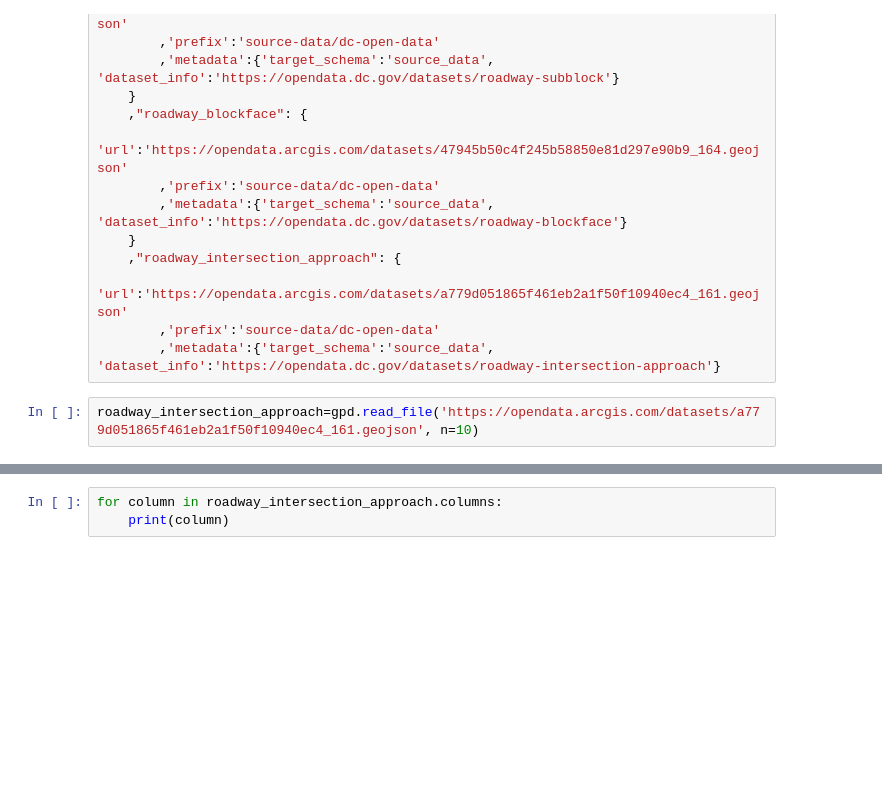
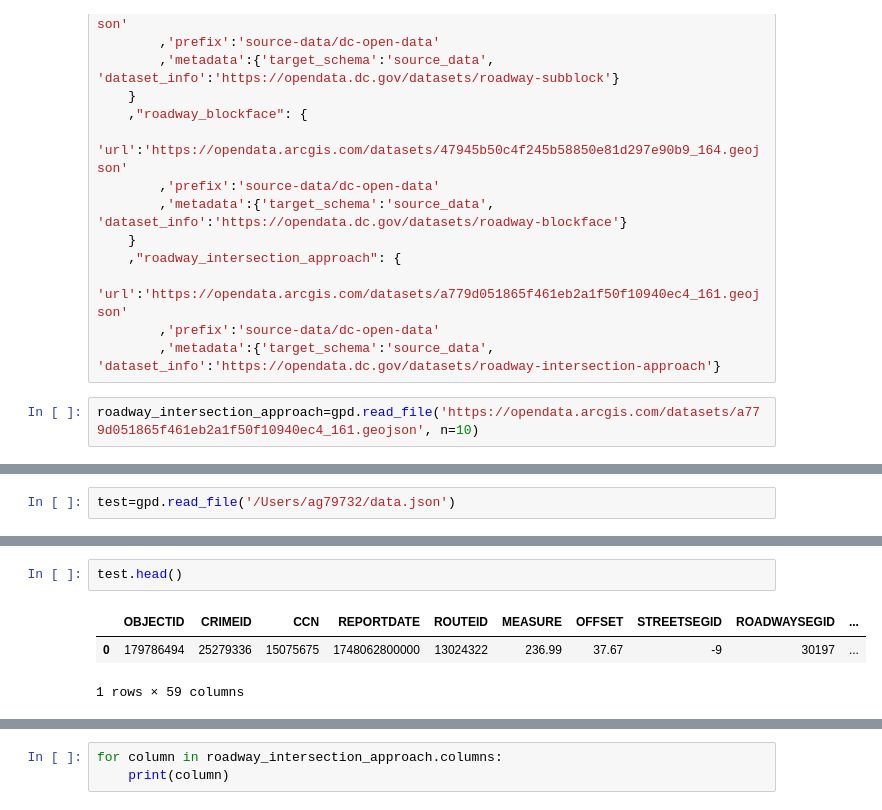
Before and after one commit to CharlotteJackson/DC_Crash_Bot, a Jupyter notebook: notebooks/scratch.ipynb, the cells around one changed output, grey strips where cells are left out. Cells and saved outputs as stored; diff of their text form; blank space fills up the shorter version.

```diff
--- a/notebooks/scratch.ipynb
+++ b/notebooks/scratch.ipynb
@@ -31,0 +102,2 @@ roadway_intersection_approach=gpd.read_file('https://opendata.arcgis.com/dataset
+# %%
+test=gpd.read_file('/Users/ag79732/data.json')
@@ -31,0 +129,6 @@ roadway_intersection_approach=gpd.read_file('https://opendata.arcgis.com/dataset
+# %%
+test.head()
+# %% [output]
+|  | OBJECTID | CRIMEID | CCN | REPORTDATE | ROUTEID | MEASURE | OFFSET | STREETSEGID | ROADWAYSEGID | ... |
+| 0 | 179786494 | 25279336 | 15075675 | 1748062800000 | 13024322 | 236.99 | 37.67 | -9 | 30197 | ... |
+1 rows × 59 columns
```
Also changed, not shown: parts of 36 cells of this notebook, 3 other files.
